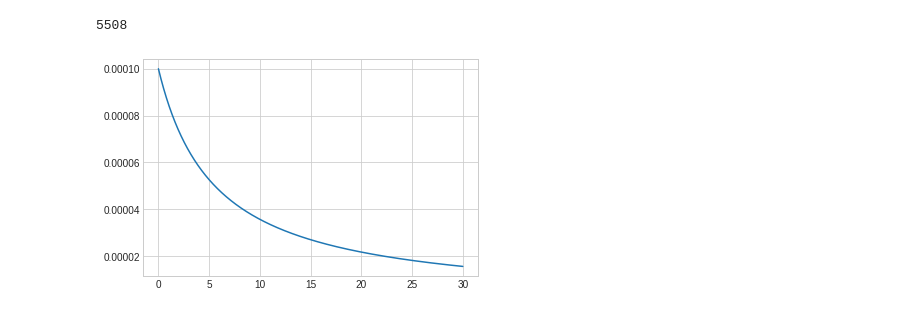
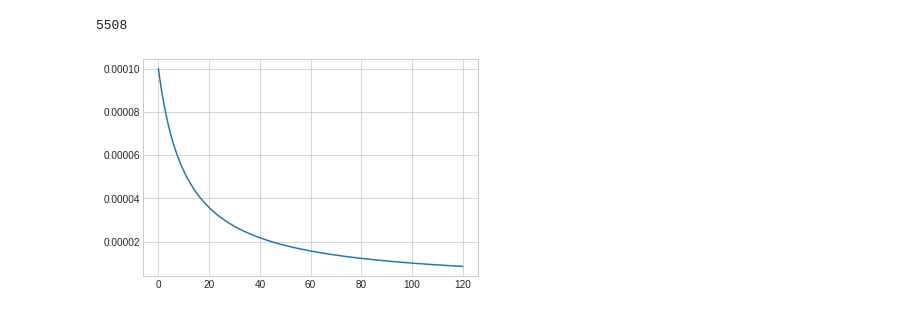
Before and after one commit to elbernante/cs582, a Jupyter notebook: scratch-pad.ipynb, the cells around one changed output. Cells and saved outputs as stored; diff of their text form; code cells hidden in the pictures.

Commit message:
Update epoch

```diff
--- a/scratch-pad.ipynb
+++ b/scratch-pad.ipynb
@@ -191,8 +191,10 @@ len(sratch())
 5508
 # %%
 def lr_plot():
-    x, y = zip(*[(i / 180 ,(1e-4)*(1/ (1+0.001 * i))) for i in range(180* 30)])
+    epochs = 120
+    batch_per_epoch = 90
+    x, y = zip(*[(i / batch_per_epoch ,(1e-4)*(1/ (1+0.001 * i))) for i in range(batch_per_epoch * epochs)])
     plt.plot(x, y)
 lr_plot()
 # %% [output]
-[figure, old version]
+[figure, new version]
```
Also changed, not shown: 2 other files.
